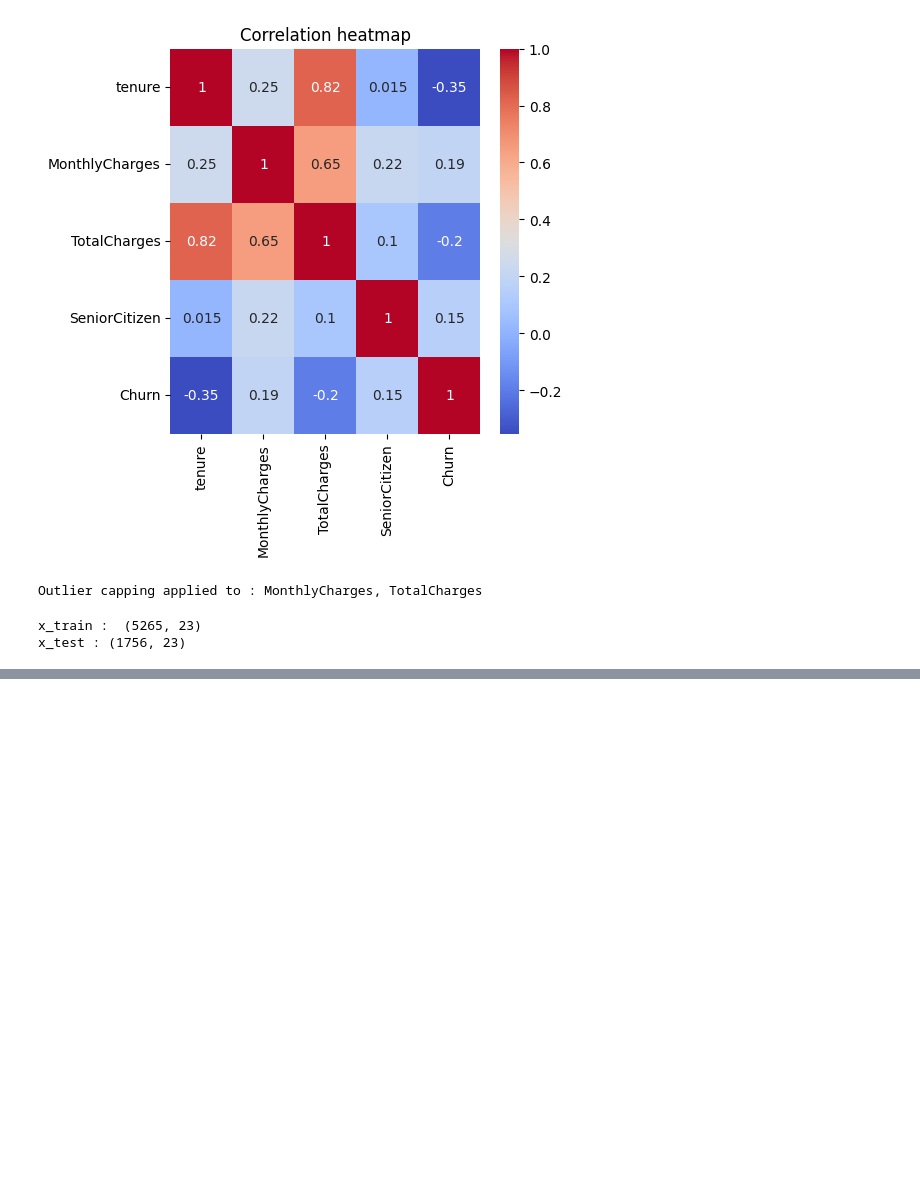
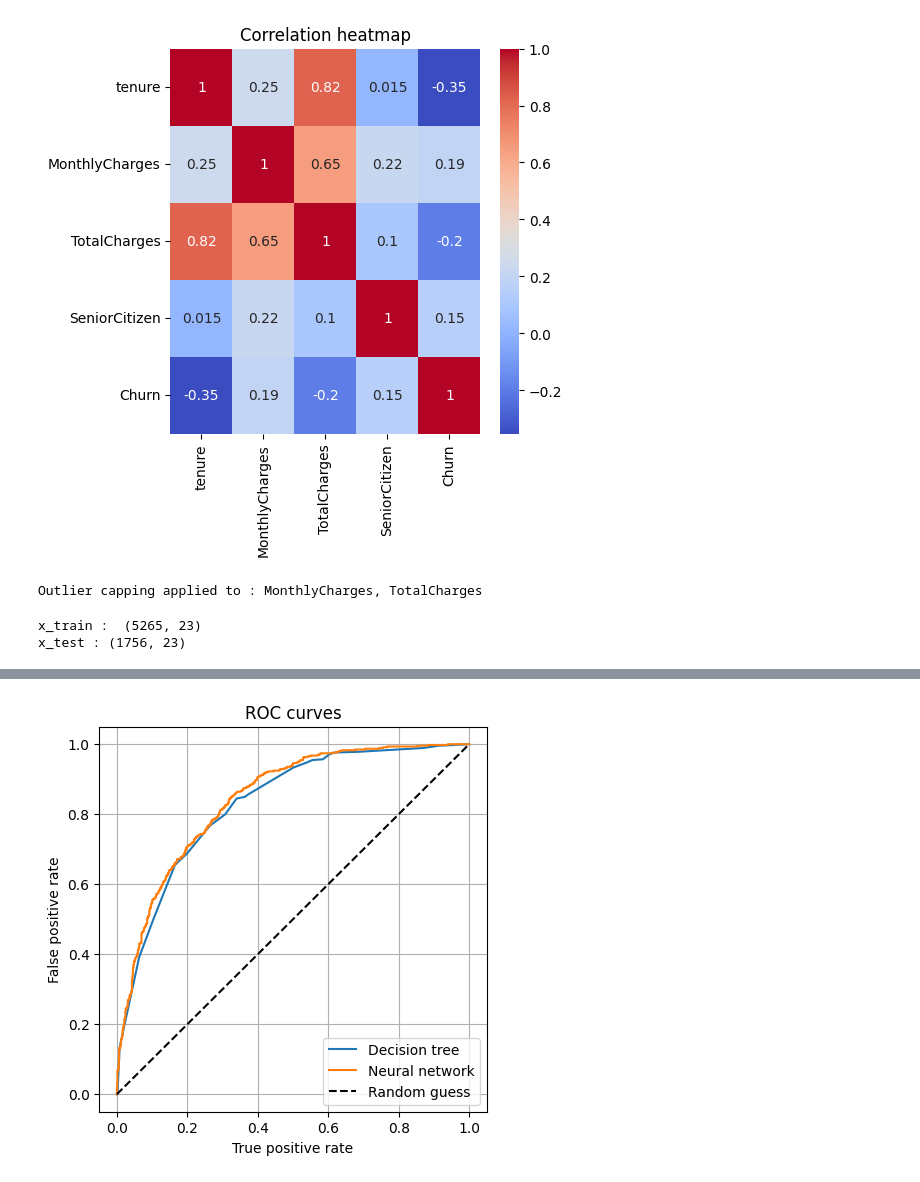
Before and after one commit to Naduli48/Telco_customer_churn_prediction, a Jupyter notebook: Telco_customer_churn_prediction.ipynb, the cells around one changed output, grey strips where cells are left out. Drawn from its saved outputs; the diff is of its cells as text; code cells hidden in the pictures; blank space fills up the shorter version.

```diff
--- a/Telco_customer_churn_prediction.ipynb
+++ b/Telco_customer_churn_prediction.ipynb
@@ -323,0 +420,16 @@ weighted avg       0.78      0.79      0.78      1756
+# %%
+#ROC curves comparison
+fpr_dt, tpr_dt, _ = roc_curve(y_test,dt_proba)
+fpr_nn, tpr_nn, _ = roc_curve(y_test,nn_proba)
+plt.figure(figsize=(5,5))
+plt.plot(fpr_dt, tpr_dt, label = 'Decision tree')
+plt.plot(fpr_nn, tpr_nn, label = 'Neural network')
+plt.plot([0,1],[0,1],'k--', label='Random guess')
+plt.ylabel('False positive rate')
+plt.xlabel('True positive rate')
+plt.title('ROC curves')
+plt.legend()
+plt.grid()
+plt.show()
+# %% [output]
+[figure, added]
```
Also changed, not shown: parts of 14 cells of this notebook.
